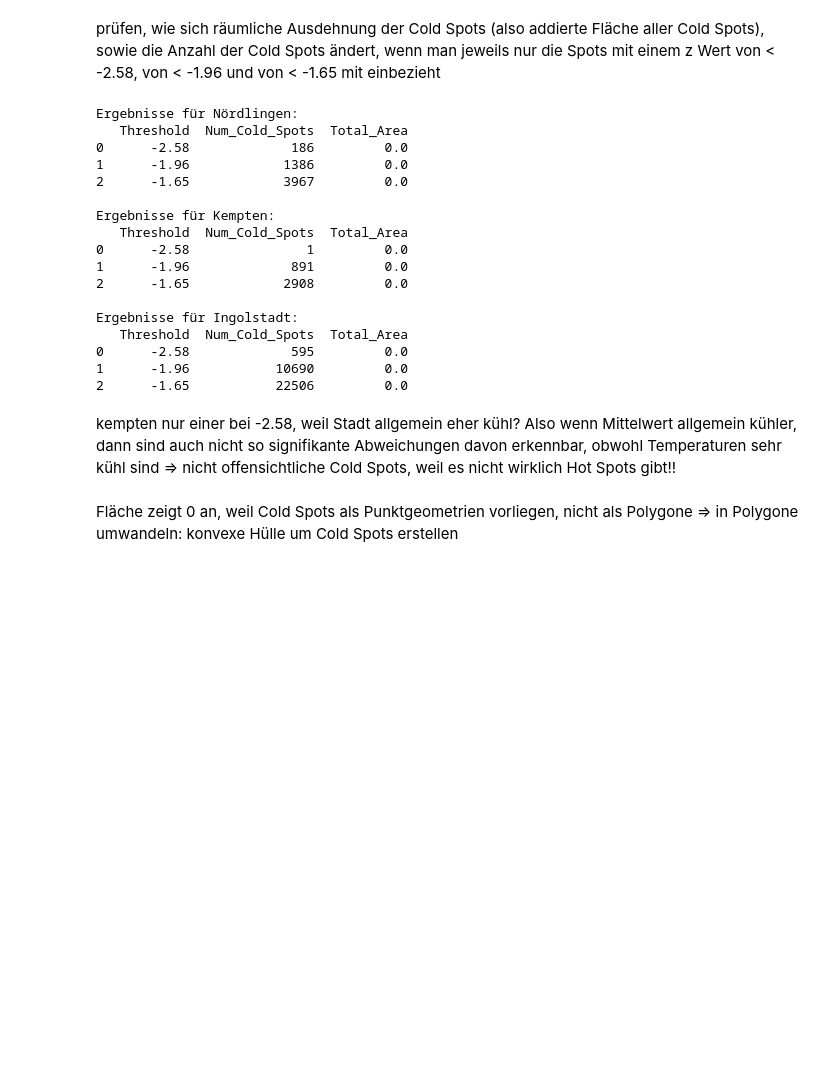
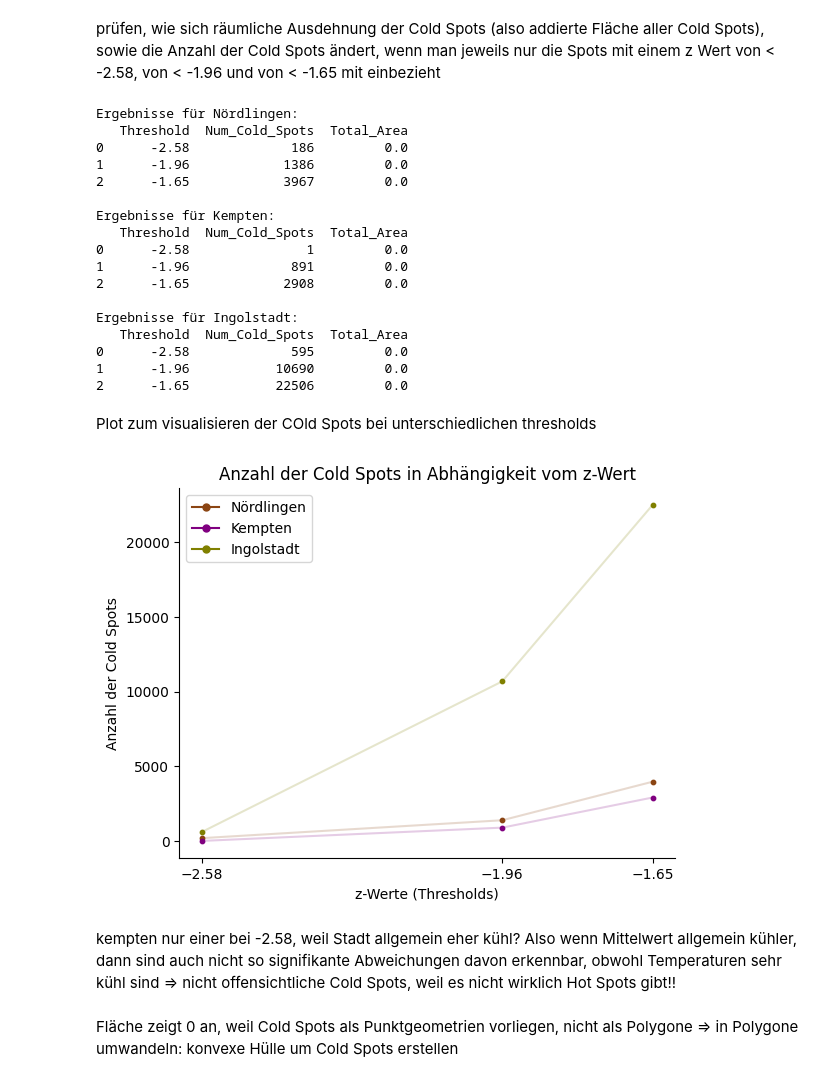
Before and after one commit to Sarah-0405/Bachelorarbeit_, a Jupyter notebook: Cold_Spots_Analysen.ipynb, the cells around one changed output. Saved outputs shown, nothing was run; the diff lists cells and outputs as text; code cells hidden in the pictures; blank space fills up the shorter version.

Commit message:
Plot hinzugefügt und kleine Änderungen

```diff
--- a/Cold_Spots_Analysen.ipynb
+++ b/Cold_Spots_Analysen.ipynb
@@ -374,3 +374,5 @@ Ergebnisse für Ingolstadt:
 0      -2.58             595         0.0
 1      -1.96           10690         0.0
 2      -1.65           22506         0.0
+# %% [markdown]
+Plot zum visualisieren der COld Spots bei unterschiedlichen thresholds
@@ -377,3 +382,73 @@ Ergebnisse für Ingolstadt:
+# %%
+def plot_cold_spot_counts(results_dict):
+  """Erstellt einen Plot der Cold Spot Anzahl gegen die z-Werte.
+
+  Args:
+    results_dict: Ein Dictionary mit den Ergebnissen der analyze_cold_spots Funktion
+                   für die drei Städte.
+  """
+
+  city_colors = {
+      "Nördlingen": "saddlebrown",
+      "Kempten": "purple",
+      "Ingolstadt": "olive"
+  }
+
+  fig, ax = plt.subplots()
+
+  legend_handles = [] # Liste für die Legendeneinträge
+
+  for city, results in results_dict.items():
+    thresholds = results["Threshold"]
+    cold_spot_counts = results["Num_Cold_Spots"]
+
+    # Plotte die Daten mit angepasster Deckkraft
+    line, = ax.plot(thresholds, cold_spot_counts, label=city, color=city_colors[city], alpha=0.2)  # Linien mit 20% Deckkraft
+    ax.scatter(thresholds, cold_spot_counts, color=city_colors[city], alpha=1, s=10)  # Punkte mit 100% Deckkraft
+
+
+    # Erstelle einen Legendeneintrag mit Linie und Punkt in der Mitte
+    line_handle = mlines.Line2D([], [], color=city_colors[city], alpha=1, marker='o', linestyle='-', markersize=5)  # Linie mit Punkt
+    legend_handles.append(line_handle)  # Legendeneintrag hinzufügen
+
+  # Den Achsenrahmen nur links unten anzeigen
+  ax.spines['right'].set_visible(False)  # Rechten Rahmen ausblenden
+  ax.spines['top'].set_visible(False)  # Oberen Rahmen ausblenden
+
+  ax.set_xlabel("z-Werte (Thresholds)")
+  ax.set_ylabel("Anzahl der Cold Spots")
+  ax.set_title("Anzahl der Cold Spots in Abhängigkeit vom z-Wert")
+
+  ax.set_xticks(thresholds)
+
+  # Füge die Legende mit den benutzerdefinierten Einträgen hinzu und zeige sie vor plt.show() an
+  labels = list(results_dict.keys()) # Die Labels aus results_dict extrahieren
+  ax.legend(handles=legend_handles,  # Legendeneinträge verwenden
+              labels=labels) # Labels verwenden
+
+  plt.show()
+
+
+# Beispielaufruf
+results_dict = {
+    "Nördlingen": {
+        "Threshold": [-2.58, -1.96, -1.65],
+        "Num_Cold_Spots": [186, 1386, 3967]
+    },
+    "Kempten": {
+        "Threshold": [-2.58, -1.96, -1.65],
+        "Num_Cold_Spots": [1, 891, 2908]
+    },
+    "Ingolstadt": {
+        "Threshold": [-2.58, -1.96, -1.65],
+        "Num_Cold_Spots": [595, 10690, 22506]
+    }
+}
+
+
+plot_cold_spot_counts(results_dict)
+# %% [output]
+[figure, added]
 # %% [markdown]
 kempten nur einer bei -2.58, weil Stadt allgemein eher kühl? Also wenn Mittelwert allgemein kühler, dann sind auch nicht so signifikante Abweichungen davon erkennbar, obwohl Temperaturen sehr kühl sind => nicht offensichtliche Cold Spots, weil es nicht wirklich Hot Spots gibt!!
 # %% [markdown]
```
Also changed, not shown: parts of 5 cells of this notebook.
